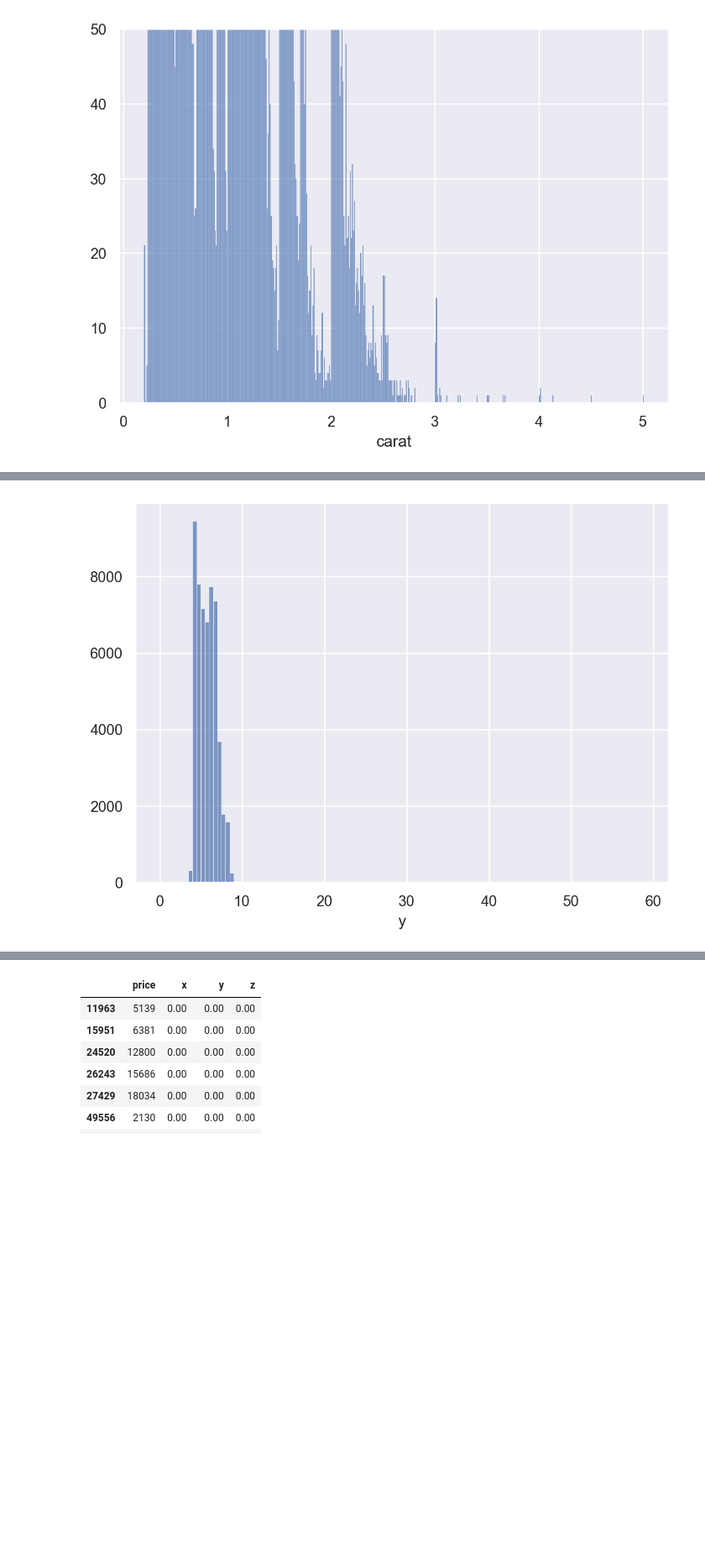
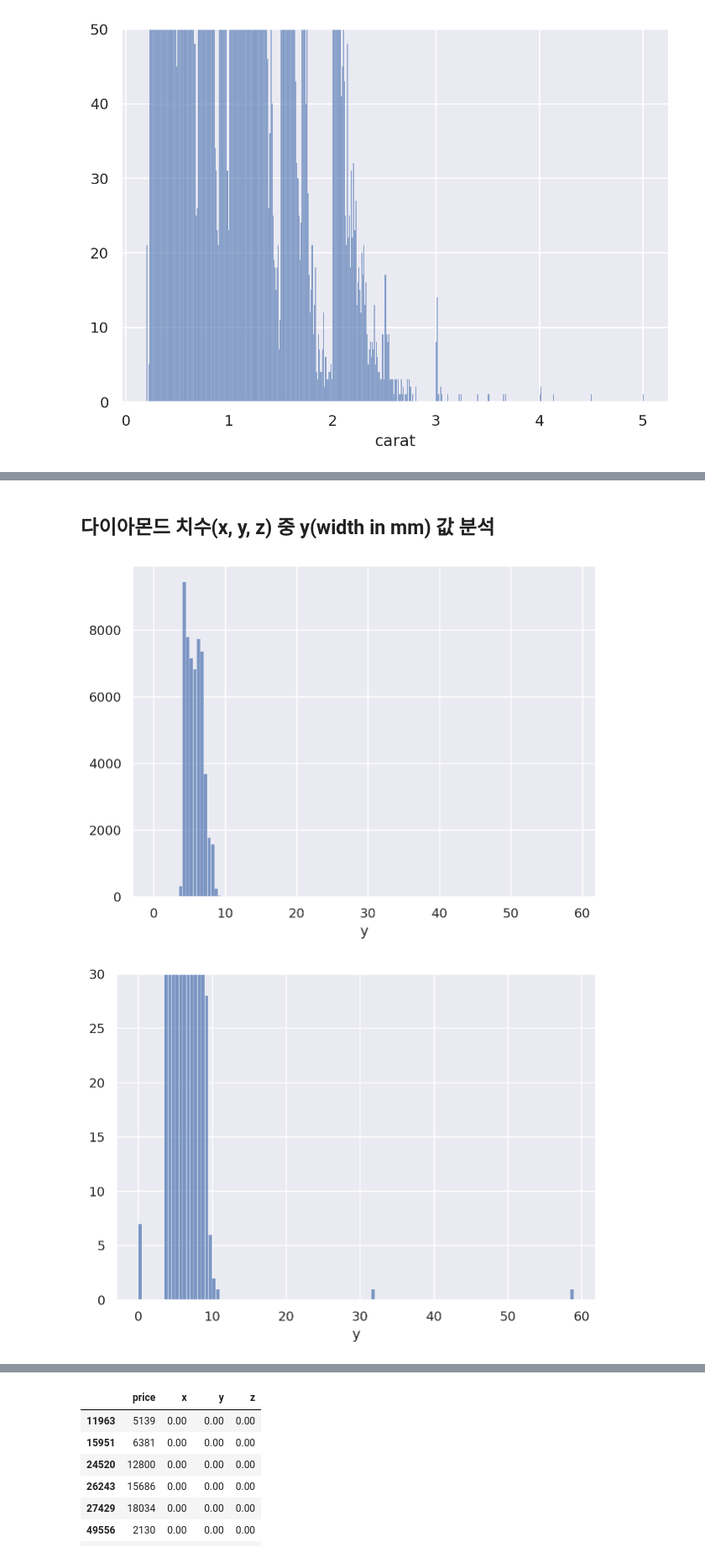
Before and after one commit to Felix-Silas/2024-1-Class, a Jupyter notebook: Data Analysis and Visualization/2_EDA.ipynb, the cells around one changed output, grey strips where cells are left out. Shown at 84% size. Saved outputs shown, nothing was run; the diff lists cells and outputs as text; code cells hidden in the pictures; blank space fills up the shorter version.

```diff
--- a/Data Analysis and Visualization/2_EDA.ipynb
+++ b/Data Analysis and Visualization/2_EDA.ipynb
@@ -136,7 +153,8 @@ Name: count, dtype: int64
+# %% [markdown]
+## 다이아몬드 치수(x, y, z) 중 y(width in mm) 값 분석
 # %%
-left = so.Plot(diamonds, x="y").add(so.Bars(), so.Hist(binwidth=.5))
-right = so.Plot(diamonds, x="y").add(so.Bars(), so.Hist(binwidth=.5)).limit(y=(0, 30))
-
-left
+left = so.Plot(diamonds, x="y").add(so.Bars(), so.Hist(binwidth=.5)).show()
+right = so.Plot(diamonds, x="y").add(so.Bars(), so.Hist(binwidth=.5)).limit(y=(0, 30)).show()
 # %% [output]
-[figure, old version]
+[figure, new version]
+[figure, added]
```
Also changed, not shown: parts of 79 cells of this notebook.
